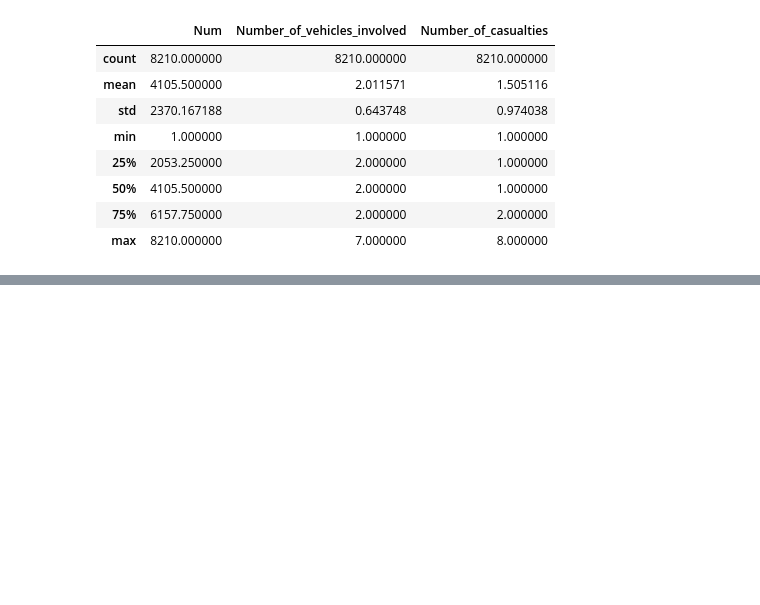
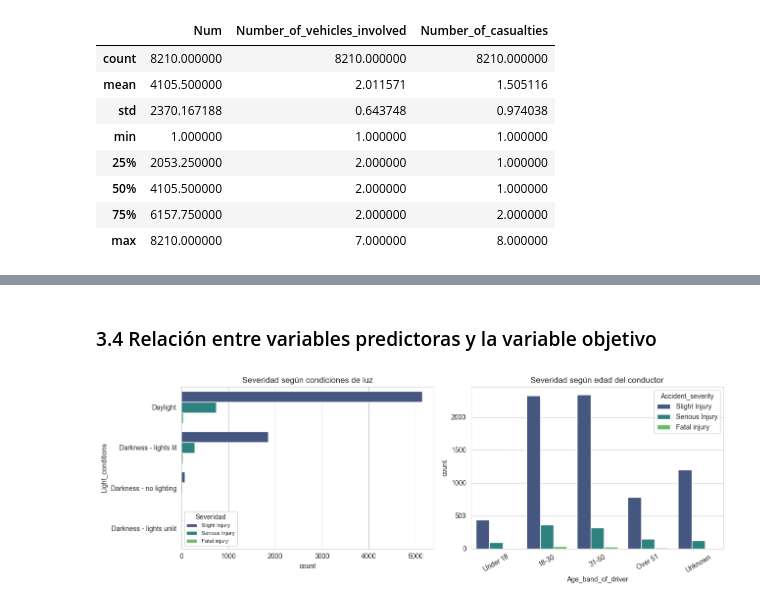
Before and after one commit to CarolinaArboleda/Proyecto_Modelos1, a Jupyter notebook: fase-1/ProyectoModelos.ipynb, the cells around one changed output, grey strips where cells are left out. Cells and saved outputs as stored; diff of their text form; code cells hidden in the pictures; blank space fills up the shorter version.

```diff
--- a/fase-1/ProyectoModelos.ipynb
+++ b/fase-1/ProyectoModelos.ipynb
@@ -322,0 +244,22 @@ Name: count, dtype: int64
+# %% [markdown]
+### 3.4 Relación entre variables predictoras y la variable objetivo
+# %%
+fig, axes = plt.subplots(1, 2, figsize=(13, 4.5))
+
+order_light = df["Light_conditions"].value_counts().index
+sns.countplot(data=df, y="Light_conditions", hue="Accident_severity", order=order_light,
+              ax=axes[0], palette="viridis")
+axes[0].set_title("Severidad según condiciones de luz")
+axes[0].legend(title="Severidad", fontsize=8)
+
+order_age = ["Under 18", "18-30", "31-50", "Over 51", "Unknown"]
+order_age = [o for o in order_age if o in df["Age_band_of_driver"].unique()]
+sns.countplot(data=df, x="Age_band_of_driver", hue="Accident_severity", order=order_age,
+              ax=axes[1], palette="viridis")
+axes[1].set_title("Severidad según edad del conductor")
+axes[1].tick_params(axis="x", rotation=30)
+
+plt.tight_layout()
+plt.show()
+# %% [output]
+[figure, added]
```
Also changed, not shown: parts of 39 cells of this notebook.
